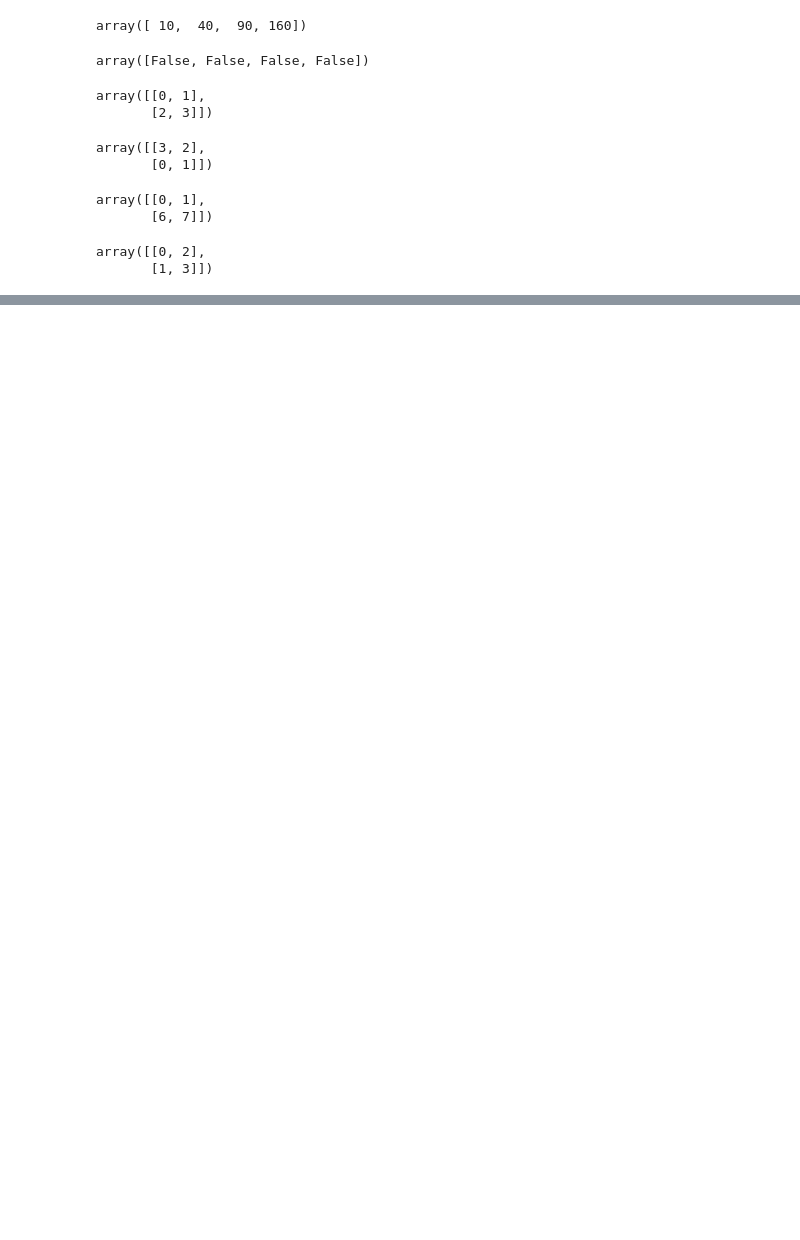
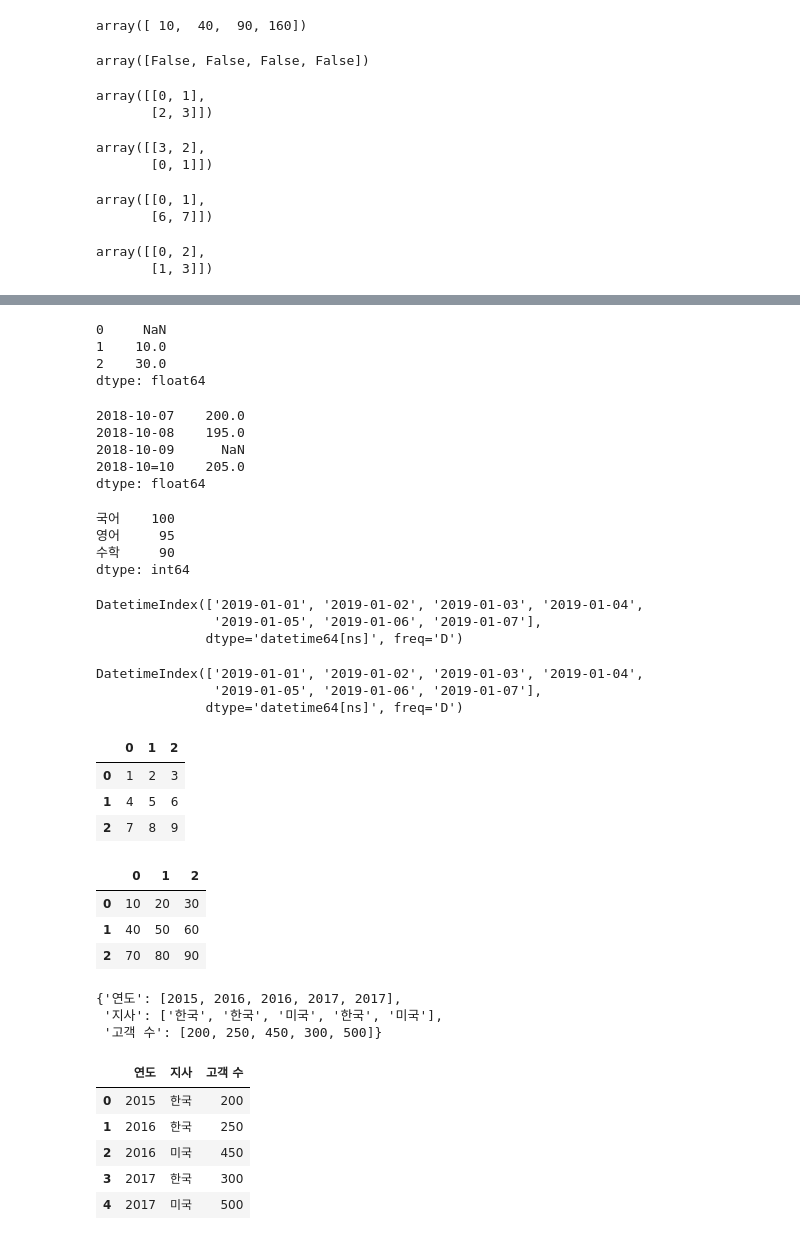
Before and after one commit to hyelin606/practice_python, a Jupyter notebook: 데이터 분석을 위한 파이썬 철저 입문.ipynb, the cells around one changed output, grey strips where cells are left out. Drawn from its saved outputs; the diff is of its cells as text; code cells hidden in the pictures; blank space fills up the shorter version.

```diff
--- a/데이터 분석을 위한 파이썬 철저 입문.ipynb
+++ b/데이터 분석을 위한 파이썬 철저 입문.ipynb
@@ -570,0 +613,73 @@ np.linal
+# %%
+import numpy as np
+
+s3 = pd.Series([np.nan,10,30])
+s3
+# %% [output]
+0     NaN
+1    10.0
+2    30.0
+dtype: float64
+# %%
+index_date = ['2018-10-07', '2018-10-08', '2018-10-09', '2018-10=10']
+s4 = pd.Series([200,195,np.nan,205], index = index_date)
+s4
+# %% [output]
+2018-10-07    200.0
+2018-10-08    195.0
+2018-10-09      NaN
+2018-10=10    205.0
+dtype: float64
+# %%
+s5 = pd.Series({'국어': 100, '영어': 95, '수학': 90})
+s5
+# %% [output]
+국어    100
+영어     95
+수학     90
+dtype: int64
+# %%
+pd.date_range(start='2019-01-01', end='2019-01-07')
+# %% [output]
+DatetimeIndex(['2019-01-01', '2019-01-02', '2019-01-03', '2019-01-04',
+               '2019-01-05', '2019-01-06', '2019-01-07'],
+              dtype='datetime64[ns]', freq='D')
+# %%
+pd.date_range(start='2019-01-01', periods = 7)
+# %% [output]
+DatetimeIndex(['2019-01-01', '2019-01-02', '2019-01-03', '2019-01-04',
+               '2019-01-05', '2019-01-06', '2019-01-07'],
+              dtype='datetime64[ns]', freq='D')
+# %%
+pd.DataFrame([[1,2,3,], [4,5,6], [7,8,9]])
+# %% [output]
+|  | 0 | 1 | 2 |
+| 0 | 1 | 2 | 3 |
+| 1 | 4 | 5 | 6 |
+| 2 | 7 | 8 | 9 |
+# %%
+data_list = np.array([[10,20,30], [40,50,60], [70,80,90]])
+pd.DataFrame(data_list)
+# %% [output]
+|  | 0 | 1 | 2 |
+| 0 | 10 | 20 | 30 |
+| 1 | 40 | 50 | 60 |
+| 2 | 70 | 80 | 90 |
+# %%
+table_data = {'연도': [2015,2016,2016,2017,2017],
+              '지사': ['한국', '한국', '미국', '한국', '미국'],
+              '고객 수': [200,250,450,300,500]}
+table_data
+# %% [output]
+{'연도': [2015, 2016, 2016, 2017, 2017],
+ '지사': ['한국', '한국', '미국', '한국', '미국'],
+ '고객 수': [200, 250, 450, 300, 500]}
+# %%
+pd.DataFrame(table_data)
+# %% [output]
+|  | 연도 | 지사 | 고객 수 |
+| 0 | 2015 | 한국 | 200 |
+| 1 | 2016 | 한국 | 250 |
+| 2 | 2016 | 미국 | 450 |
+| 3 | 2017 | 한국 | 300 |
+| 4 | 2017 | 미국 | 500 |
```
Also changed, not shown: parts of 17 cells of this notebook, 2 other files.
